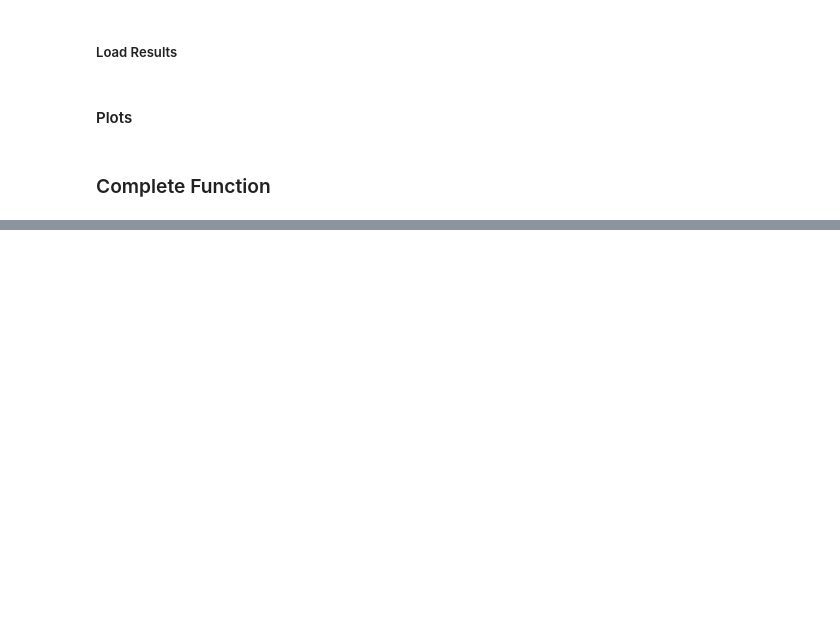
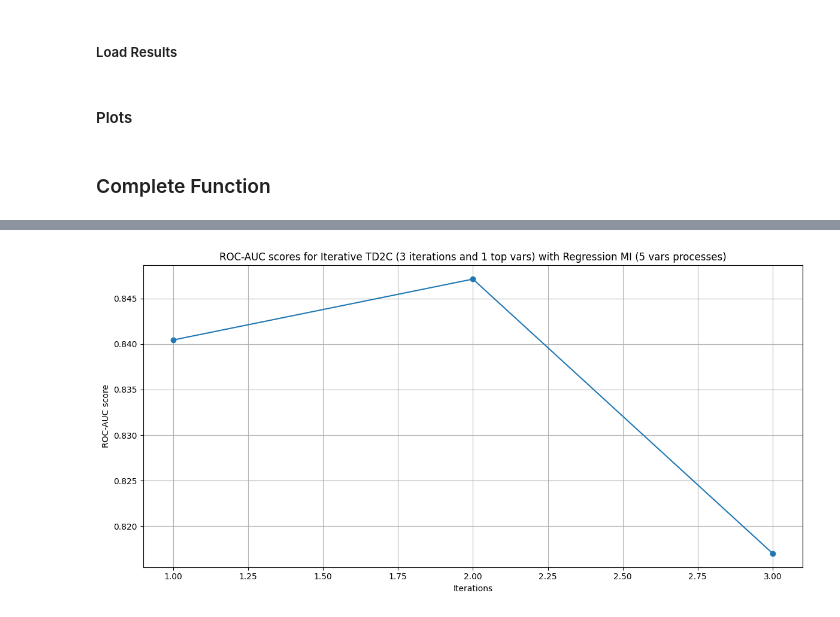
Before and after one commit to jacopoUCL/td2c, a Jupyter notebook: notebooks/contributions/td2c_extesions/IterativeTD2C.ipynb, the cells around one changed output, grey strips where cells are left out. Drawn from its saved outputs; the diff is of its cells as text; code cells hidden in the pictures; blank space fills up the shorter version.

```diff
--- a/notebooks/contributions/td2c_extesions/IterativeTD2C.ipynb
+++ b/notebooks/contributions/td2c_extesions/IterativeTD2C.ipynb
@@ -1665,25 +2039,30 @@ plt.show()
 # %%
 k = 1
 it = 3
 method = 'TD2C'
 
-roc1 = 0.84 #df1.mean().mean()
-roc2 = 0.85 #df2.mean().mean()
-roc3 = 0.83 #df3.mean().mean()
-# roc4 = df4.mean().mean()
-# roc5 = df5.mean().mean()
-# roc6 = df6.mean().mean()
-# roc7 = df7.mean().mean()
-# roc8 = df8.mean().mean()
-# roc9 = df9.mean().mean()
-# roc10 = df10.mean().mean()
+roc1 = df1.mean().mean()
+roc2 = df2.mean().mean()
+roc3 = df3.mean().mean()
+roc4 = df4.mean().mean()
+roc5 = df5.mean().mean()
+roc6 = df6.mean().mean()
+roc7 = df7.mean().mean()
+roc8 = df8.mean().mean()
+roc9 = df9.mean().mean()
+roc10 = df10.mean().mean()
 
 # make a vector with roc scores
-roc_scores = [roc1, roc2, roc3] # , roc4, roc5, roc6, roc7, roc8, roc9, roc10
+roc_scores = [roc1, roc2, roc3, roc4, roc5, roc6, roc7, roc8, roc9, roc10] #
 
-# line plot of the roc scores
-plt.plot(roc_scores)
-plt.title(f'ROC-AUC scores for Iterative {method} ({it} iterations and {k} top var) with Regression MI (5 vars processes)')
+# line plot of the roc scores with iterations numbers on x-axis
+plt.figure(figsize=(12, 6))
+plt.plot(range(1, it+1), roc_scores, marker='o')
+plt.title(f'ROC-AUC scores for Iterative {method} ({it} iterations and {k} top vars) with Regression MI (5 vars processes)')
 plt.xlabel('Iterations')
 plt.ylabel('ROC-AUC score')
+plt.grid()
+plt.tight_layout()
 plt.show()
+# %% [output]
+[figure, added]
```
Also changed, not shown: parts of 7 cells of this notebook, 1 other file.
